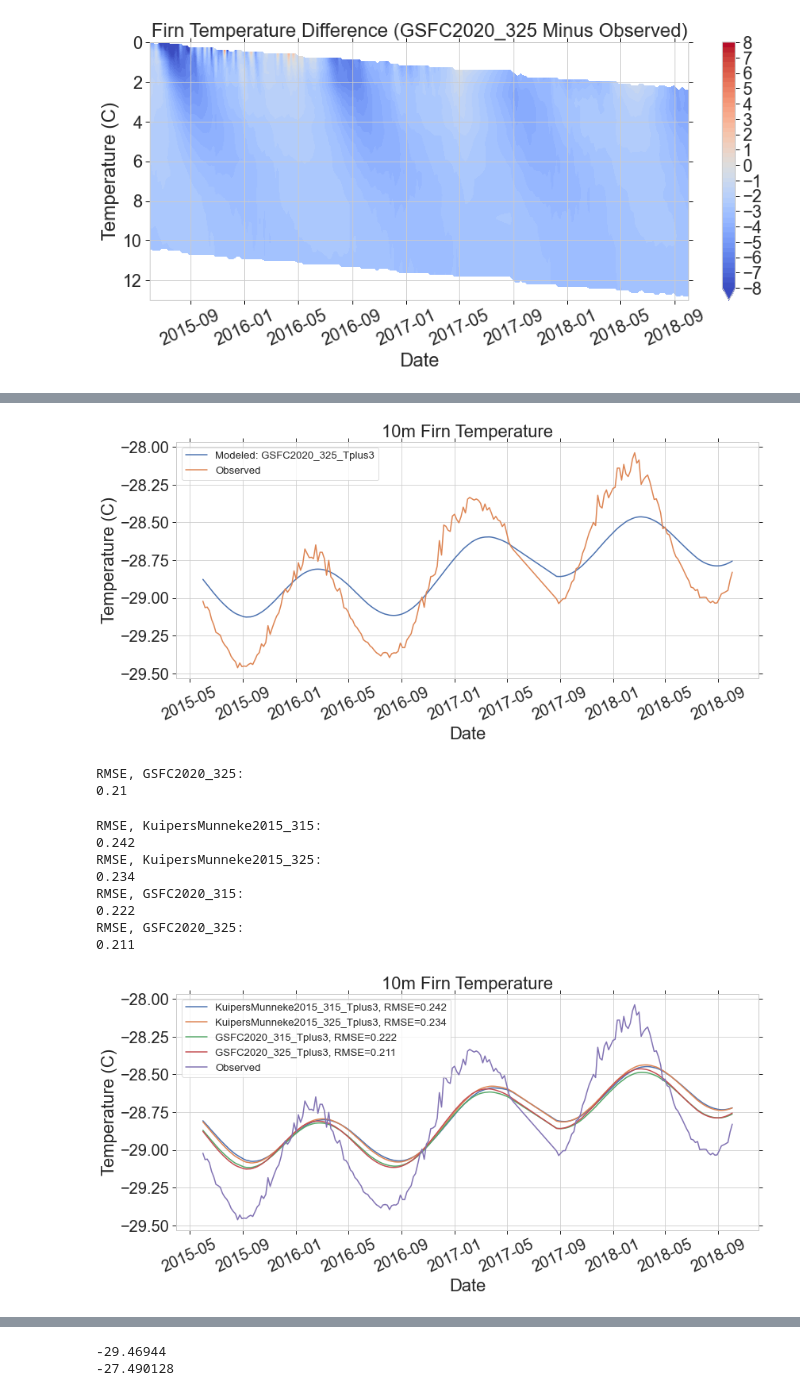
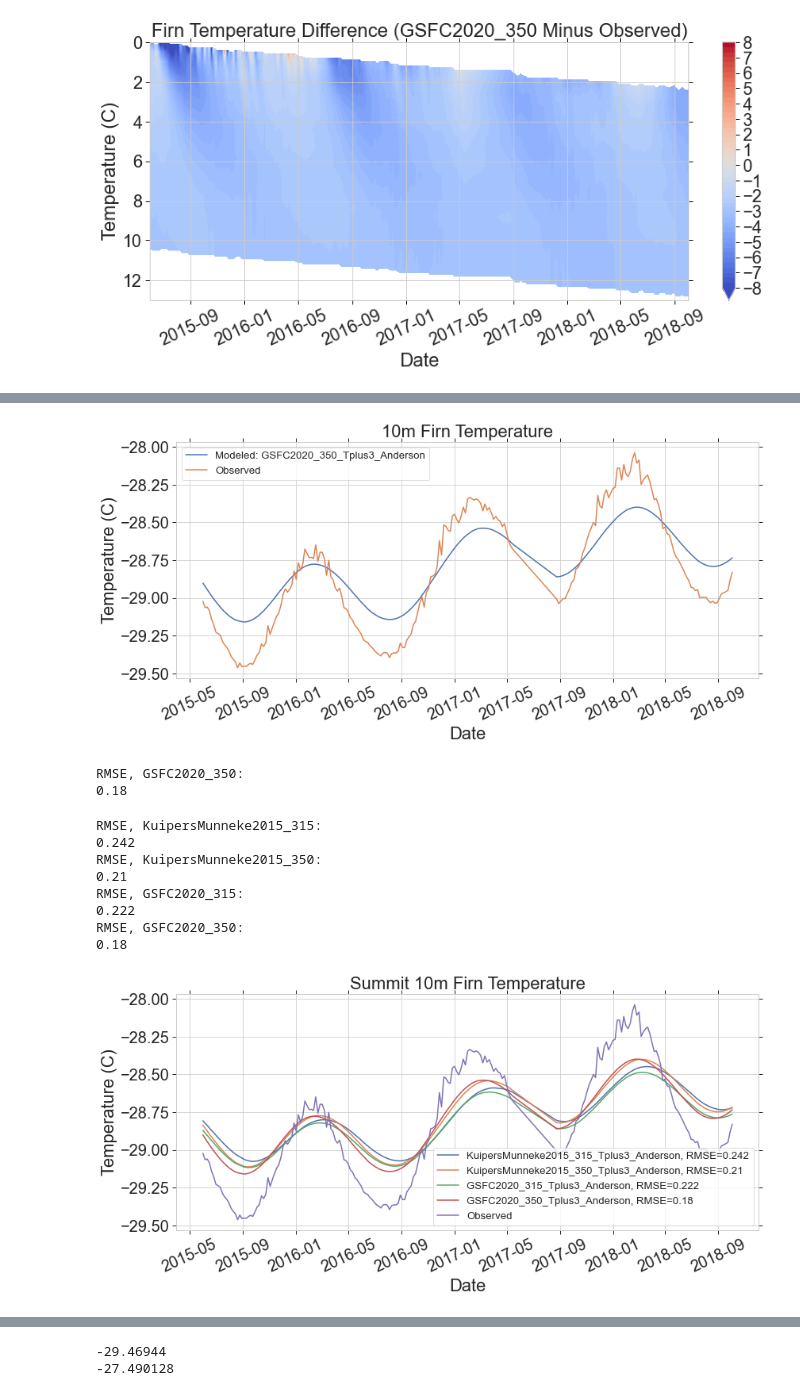
Before and after one commit to maximusjstevens/firncover, a Jupyter notebook: Summit_Model_Temp.ipynb, the cells around one changed output, grey strips where cells are left out. Saved outputs shown, nothing was run; the diff lists cells and outputs as text; code cells hidden in the pictures.

```diff
--- a/Summit_Model_Temp.ipynb
+++ b/Summit_Model_Temp.ipynb
@@ -163,19 +163,11 @@ t_adjust = 3
 df_daily_adjusted = df_daily.copy()
 df_daily_adjusted['TS'] = df_daily_adjusted['TS'] + t_adjust
 # %%
-# Load the model output for one specified model run
-
-    #if you want to run multiple models, you can use the following:
-        # fns = ['KuipersMunneke2015','GSFC2020']
-        # fns = ['HLdynamic', 'Li2011']
-        # fns = ['Morris2014', 'Crocus']
-        # rvs = [315,325]
-
 ### Regular model output
 # fns = ['GSFC2020']
 fns = ['KuipersMunneke2015','GSFC2020']
 # rvs = ['315']
-rvs = [315,325]
+rvs = [315,350]
 
 rd = {} #results dictionary
 for physics in fns:
@@ -433,7 +530,7 @@ temps_model_subsampled_Tplus = temps_interpolated_mod_Tplus.loc[overlaping_dates
 # %%
 # Plot the Modeled with t_adjust, Modeled, and Observed 10m firn temperature
 f1,a1=plt.subplots(figsize=(12,6))
-a1.plot(overlaping_dates, temps_model_subsampled_Tplus.iloc[:,100]-273.15, label = f'Modeled: {physics_rv}_Tplus{t_adjust}')
+a1.plot(overlaping_dates, temps_model_subsampled_Tplus.iloc[:,100]-273.15, label = f'Modeled: {physics_rv}_Tplus{t_adjust}_{cond}')
 # a1.plot(overlaping_dates, temps_model_subsampled.iloc[:,100]-273.15, label = f'Modeled: GSFC2020_315')
 a1.plot(overlaping_dates, temps_data_subsampled.iloc[:,100], label = f'Observed')
 a1.legend()
@@ -441,10 +538,10 @@ a1.set_xlabel('Date')
 a1.tick_params(axis='x', rotation=25)
 a1.set_ylabel('Temperature (C)')
 a1.set_title(f'10m Firn Temperature')
-figfilename = f'Tplus{t_adjust}_10m_Firn_Temp_GSFC_{physics_rv}.png'
-f1.savefig(f'Summit_Figures/{figfilename}.png')
+figfilename = f'Tplus{t_adjust}_10m_Firn_Temp_GSFC_{physics_rv}_{cond}'
+f1.savefig(f'Summit_Figures/{figfilename}.png') # dpi=1200)
 # %% [output]
-[figure, old version]
+[figure, new version]
 # %%
 #Find the NRMSE for 10m firn for only one model output
 
@@ -453,8 +550,8 @@ rmse_10m_round = round(rmse_max_10m, 2)
 print(f'RMSE, {physics_rv}:')
 print(rmse_10m_round)
 # %% [output]
-RMSE, GSFC2020_325:
-0.21
+RMSE, GSFC2020_350:
+0.18
 # %%
 # Comparing the Modeled t_adjust firn temp to the Modeled firn temp
 
@@ -478,33 +575,33 @@ for model_name in rd2.keys():
 # %%
 modeled_10m_dict = {}
 f1,a1=plt.subplots(figsize=(12,6))
 for model_name in rd2.keys():
     modeled_10m_dict[model_name] = t_mod_interp_dict[model_name]
     modeled_10m_dataframe = modeled_10m_dict[model_name]
     modeled_10m_plot = modeled_10m_dataframe.iloc[:,100]-273.15
 
     rmse_all_mod_10m = (((modeled_10m_plot.values - temps_data_subsampled.iloc[:,100].values)**2).mean())**(1/2)
     rmse_all_mod_10m_round = round(rmse_all_mod_10m, 3)
     print(f'RMSE, {model_name}:')
     print(rmse_all_mod_10m_round)
 
-    a1.plot(overlaping_dates, modeled_10m_plot, label = f'{model_name}_Tplus{t_adjust}, RMSE={rmse_all_mod_10m_round}')
+    a1.plot(overlaping_dates, modeled_10m_plot, label = f'{model_name}_Tplus{t_adjust}_{cond}, RMSE={rmse_all_mod_10m_round}')
 
 a1.plot(overlaping_dates, temps_data_subsampled.iloc[:,100], label = f'Observed')
 a1.legend()
 a1.set_xlabel('Date')
 a1.tick_params(axis='x', rotation=25)
 a1.set_ylabel('Temperature (C)')
-a1.set_title(f'10m Firn Temperature')
-figfilename = f'Tplus{t_adjust}_10m_Firn_Temp_All_Model.png'
-f1.savefig(f'Summit_Figures/{figfilename}.png')
+a1.set_title(f'Summit 10m Firn Temperature')
+figfilename = f'Tplus{t_adjust}_10m_Firn_Temp_All_Model'
+f1.savefig(f'Summit_Figures/{figfilename}.png', dpi=1200)
 # %% [output]
 RMSE, KuipersMunneke2015_315:
 0.242
-RMSE, KuipersMunneke2015_325:
-0.234
+RMSE, KuipersMunneke2015_350:
+0.21
 RMSE, GSFC2020_315:
 0.222
-RMSE, GSFC2020_325:
-0.211
+RMSE, GSFC2020_350:
+0.18
-[figure, old version]
+[figure, new version]
```
Also changed, not shown: parts of 21 cells of this notebook.
